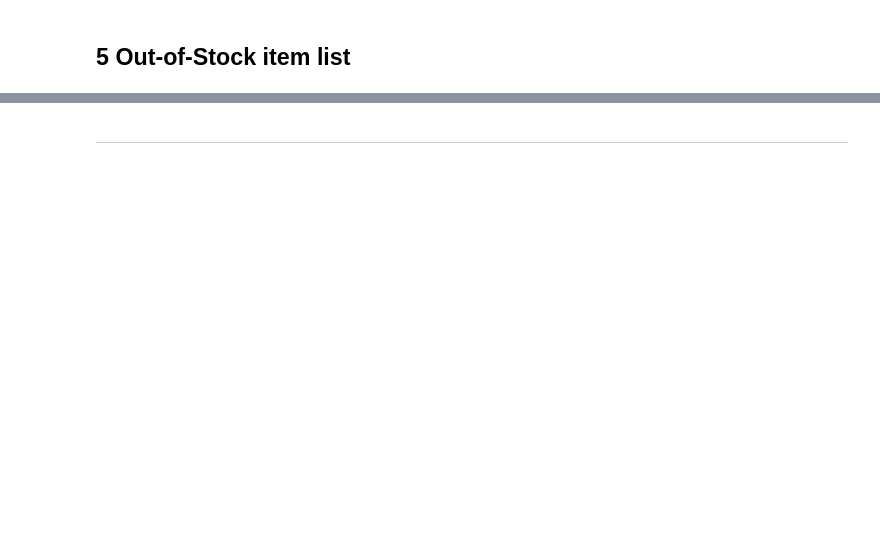
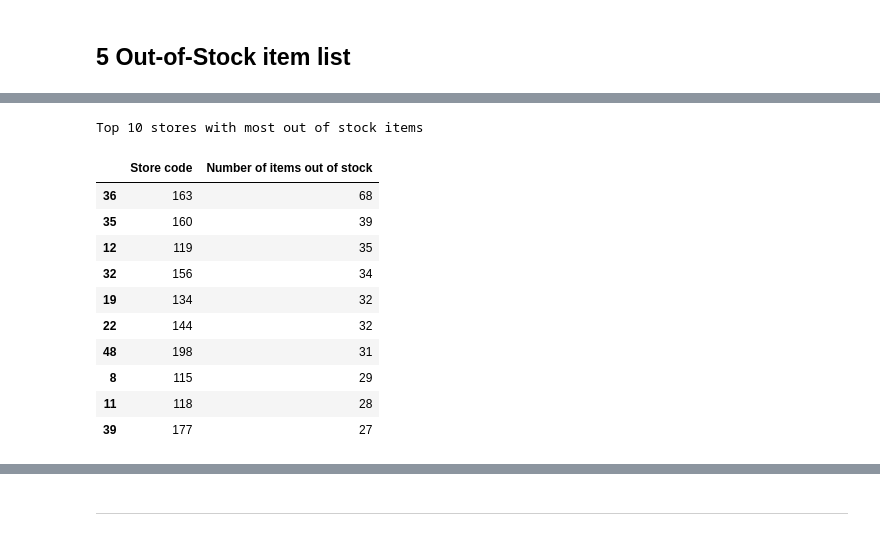
Before and after one commit to PPPPParadise/Carrefour-China-Supply-Chain-Forecast, a Jupyter notebook: workflow_integration/monitor_checks.ipynb, the cells around one changed output, grey strips where cells are left out. Cells and saved outputs as stored; diff of their text form; code cells hidden in the pictures; blank space fills up the shorter version.

```diff
--- a/workflow_integration/monitor_checks.ipynb
+++ b/workflow_integration/monitor_checks.ipynb
@@ -618,3 +618,28 @@ oos_item_list_store = read_query_and_fetch(
     database_name='vartefact', oos_check_date=OOS_CHECK_DATE,
     # kudu_replace={'lfms.daily_dcstock': 'lfms_daily_dcstock'}
 )
+# %%
+oos_item_store = oos_item_list_store.groupby(['store_code'])['full_item_code'].count() \
+        .reset_index() \
+        .sort_values(by=['full_item_code'], ascending = False) \
+        .copy()
+
+oos_item_store.columns = ["Store code", "Number of items out of stock"]
+
+oos_item_store.to_excel(oos_writer, sheet_name='Out of stock in store', index=False)
+# %%
+print("Top 10 stores with most out of stock items")
+oos_item_store.head(10)
+# %% [output]
+Top 10 stores with most out of stock items
+|  | Store code | Number of items out of stock |
+| 36 | 163 | 68 |
+| 35 | 160 | 39 |
+| 12 | 119 | 35 |
+| 32 | 156 | 34 |
+| 19 | 134 | 32 |
+| 22 | 144 | 32 |
+| 48 | 198 | 31 |
+| 8 | 115 | 29 |
+| 11 | 118 | 28 |
+| 39 | 177 | 27 |
```
Also changed, not shown: parts of 27 cells of this notebook, 5 other files.
